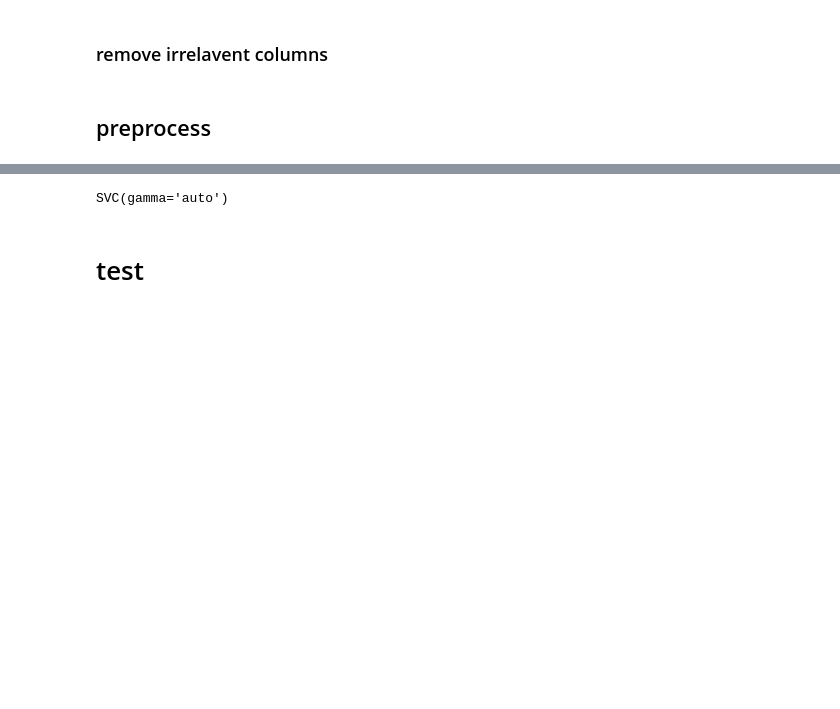
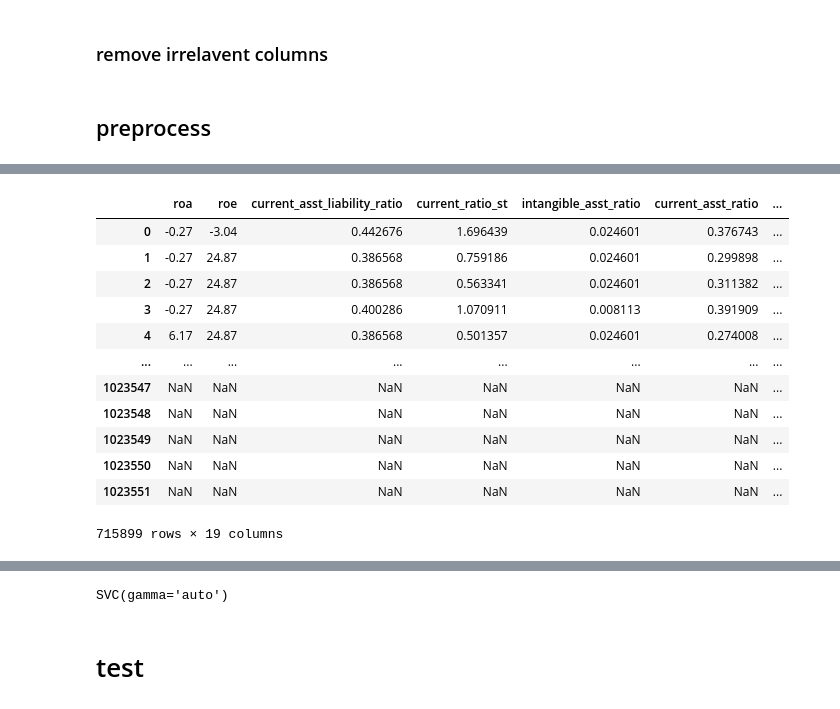
Before and after one commit to QiwenZz/3001_final_project, a Jupyter notebook: notebooks/feature engineering.ipynb, the cells around one changed output, grey strips where cells are left out. Saved outputs shown, nothing was run; the diff lists cells and outputs as text; code cells hidden in the pictures; blank space fills up the shorter version.

```diff
--- a/notebooks/feature engineering.ipynb
+++ b/notebooks/feature engineering.ipynb
@@ -383,6 +385,22 @@ from scipy.stats.mstats import winsorize
 # %%
 for col in train_X.columns:
     train_X[col] = pd.Series(winsorize(train_X[col],limits=[0.2,0.2],nan_policy='omit'))
+# %%
+train_X
+# %% [output]
+|  | roa | roe | current_asst_liability_ratio | current_ratio_st | intangible_asst_ratio | current_asst_ratio | ... |
+| 0 | -0.27 | -3.04 | 0.442676 | 1.696439 | 0.024601 | 0.376743 | ... |
+| 1 | -0.27 | 24.87 | 0.386568 | 0.759186 | 0.024601 | 0.299898 | ... |
+| 2 | -0.27 | 24.87 | 0.386568 | 0.563341 | 0.024601 | 0.311382 | ... |
+| 3 | -0.27 | 24.87 | 0.400286 | 1.070911 | 0.008113 | 0.391909 | ... |
+| 4 | 6.17 | 24.87 | 0.386568 | 0.501357 | 0.024601 | 0.274008 | ... |
+| ... | ... | ... | ... | ... | ... | ... | ... |
+| 1023547 | NaN | NaN | NaN | NaN | NaN | NaN | ... |
+| 1023548 | NaN | NaN | NaN | NaN | NaN | NaN | ... |
+| 1023549 | NaN | NaN | NaN | NaN | NaN | NaN | ... |
+| 1023550 | NaN | NaN | NaN | NaN | NaN | NaN | ... |
+| 1023551 | NaN | NaN | NaN | NaN | NaN | NaN | ... |
+715899 rows × 19 columns
 # %%
 for col in train_X.columns:
     train_X[col] = train_X[col].fillna(train_X[col].mean())
```
Also changed, not shown: parts of 6 cells of this notebook, 1 other file.
